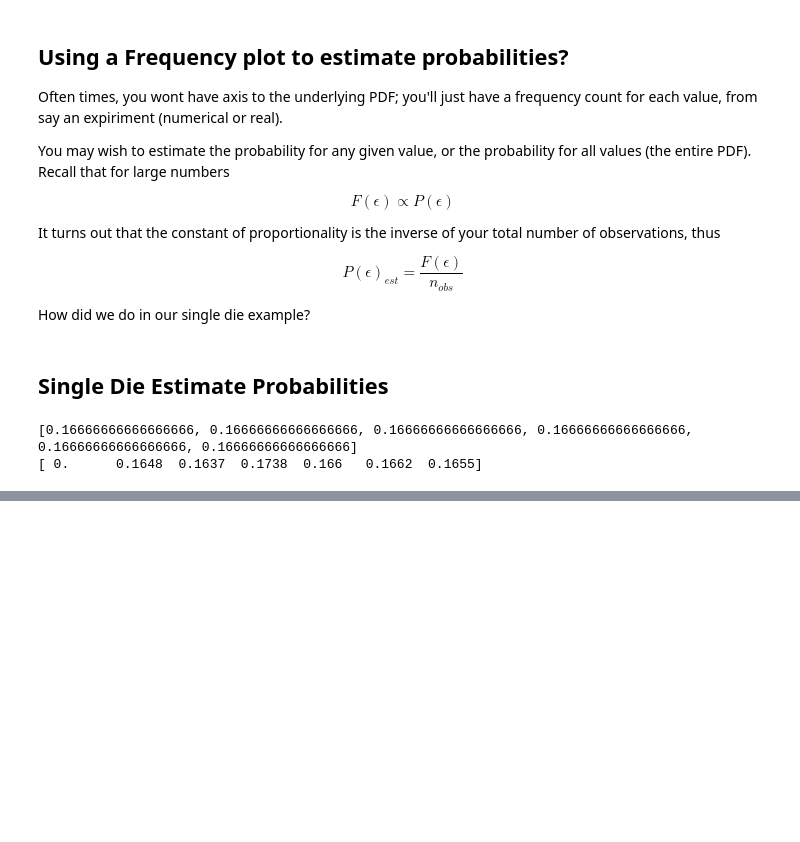
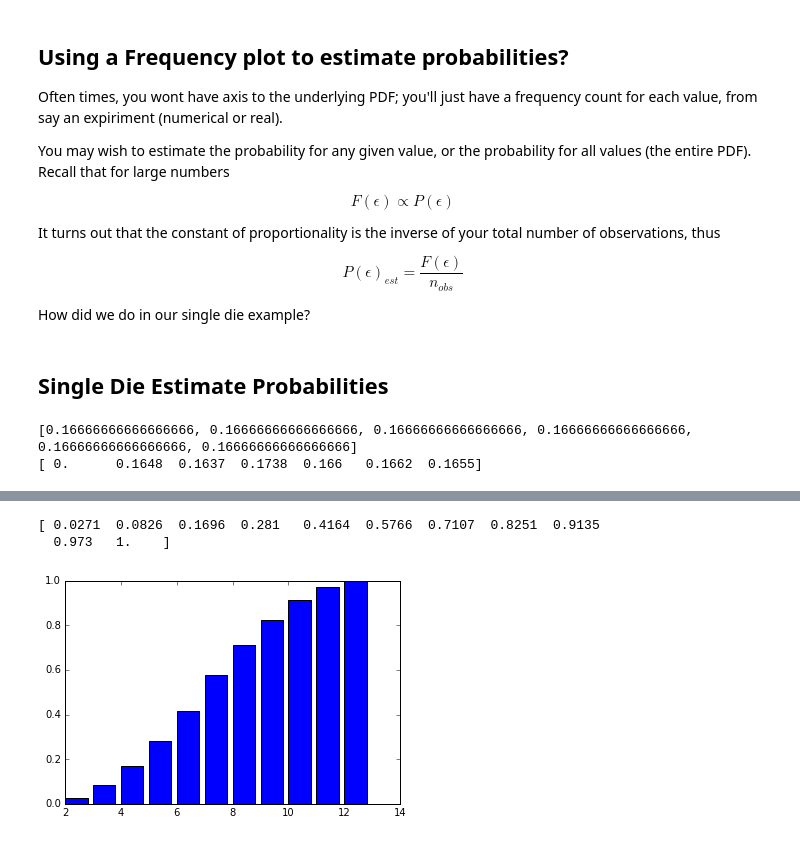
Before and after one commit to rjl09c/ISC4221, a Jupyter notebook: Lecture3.ipynb, the cells around one changed output, grey strips where cells are left out. Cells and saved outputs as stored; diff of their text form; code cells hidden in the pictures; blank space fills up the shorter version.

```diff
--- a/Lecture3.ipynb
+++ b/Lecture3.ipynb
@@ -518,5 +518,6 @@ print d6freqs
 <img src="http://i.imgur.com/Psa7Yxr.jpg" width="300" height="300" />
 # %%
 d62freqs = np.bincount(np.sum(trial2,1))/ float(len(trial2))
-print d62freqs
+print d62freqs[2:]
+d62freqs = d62freqs[2:]
 # %% [output]
@@ -524,0 +686,7 @@ print d62freqs
+# %%
+print  np.cumsum(d62freqs)
+test = plt.bar(range(2,13), np.cumsum(d62freqs), color="blue")
+# %% [output]
+[ 0.0271  0.0826  0.1696  0.281   0.4164  0.5766  0.7107  0.8251  0.9135
+  0.973   1.    ]
+[figure, added]
```
Also changed, not shown: parts of 33 cells of this notebook.
